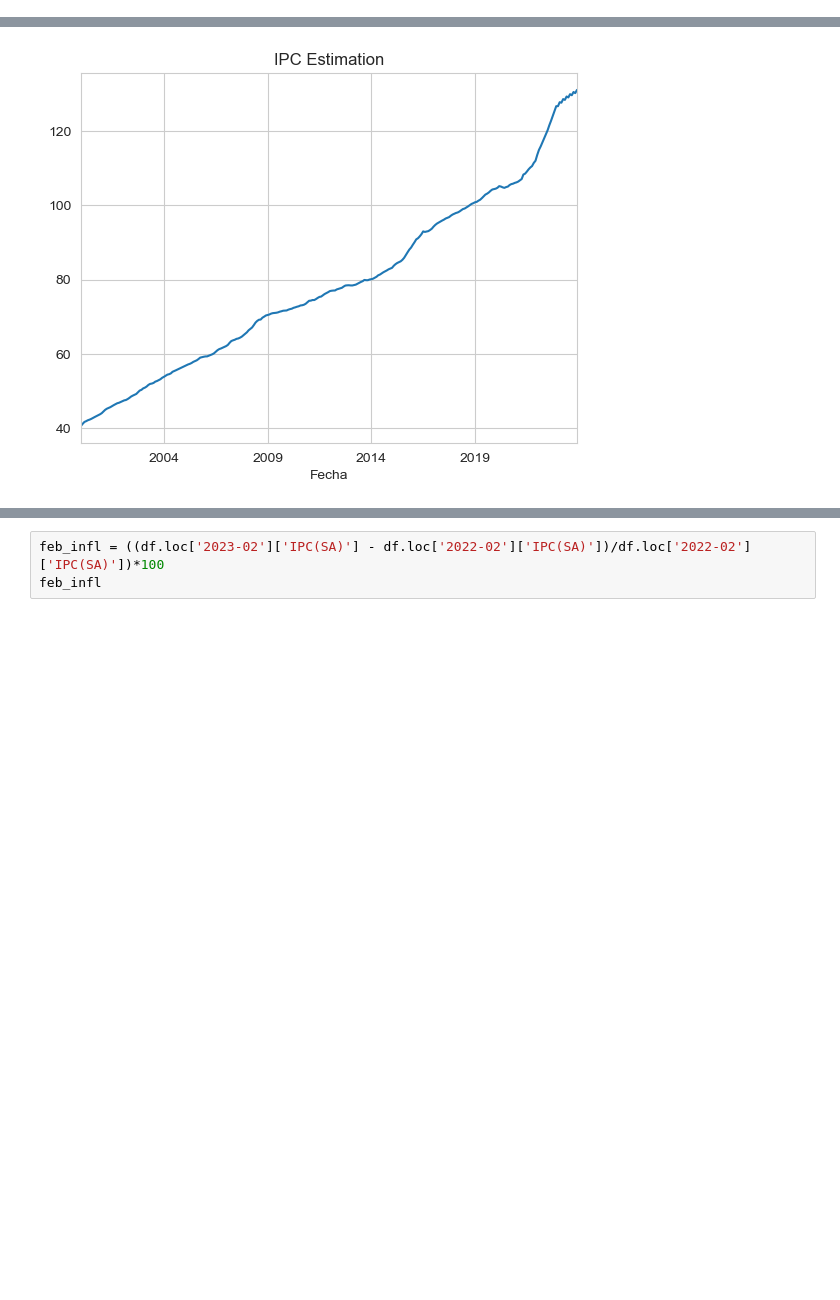
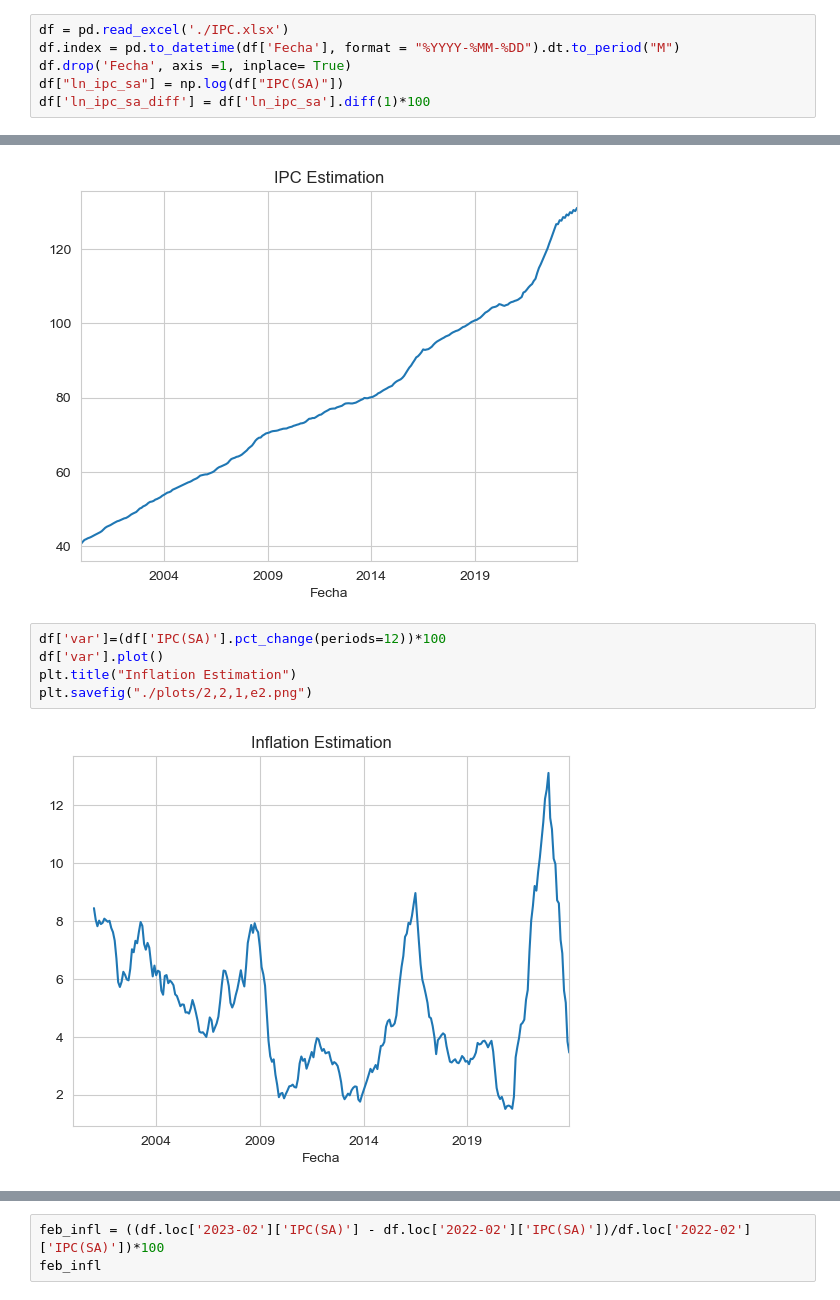
Before and after one commit to remg1997/time_series, a Jupyter notebook: Taller1/Taller1.ipynb, the cells around one changed output, grey strips where cells are left out. Saved outputs shown, nothing was run; the diff lists cells and outputs as text; blank space fills up the shorter version.

```diff
--- a/Taller1/Taller1.ipynb
+++ b/Taller1/Taller1.ipynb
@@ -646,3 +630,9 @@ from statsmodels.graphics.tsaplots import plot_acf,  plot_pacf
+# %%
+df = pd.read_excel('./IPC.xlsx')
+df.index = pd.to_datetime(df['Fecha'], format = "%YYYY-%MM-%DD").dt.to_period("M")
+df.drop('Fecha', axis =1, inplace= True)
+df["ln_ipc_sa"] = np.log(df["IPC(SA)"])
+df['ln_ipc_sa_diff'] = df['ln_ipc_sa'].diff(1)*100
 # %%
 df2 = df.dropna()
 # %%
@@ -760,3 +720,10 @@ plt.title("IPC Estimation")
 plt.savefig("./plots/2,2,1,e.png")
 # %% [output]
 [figure]
+# %%
+df['var']=(df['IPC(SA)'].pct_change(periods=12))*100
+df['var'].plot()
+plt.title("Inflation Estimation")
+plt.savefig("./plots/2,2,1,e2.png")
+# %% [output]
+[figure, added]
```
Also changed, not shown: parts of 57 cells of this notebook.
